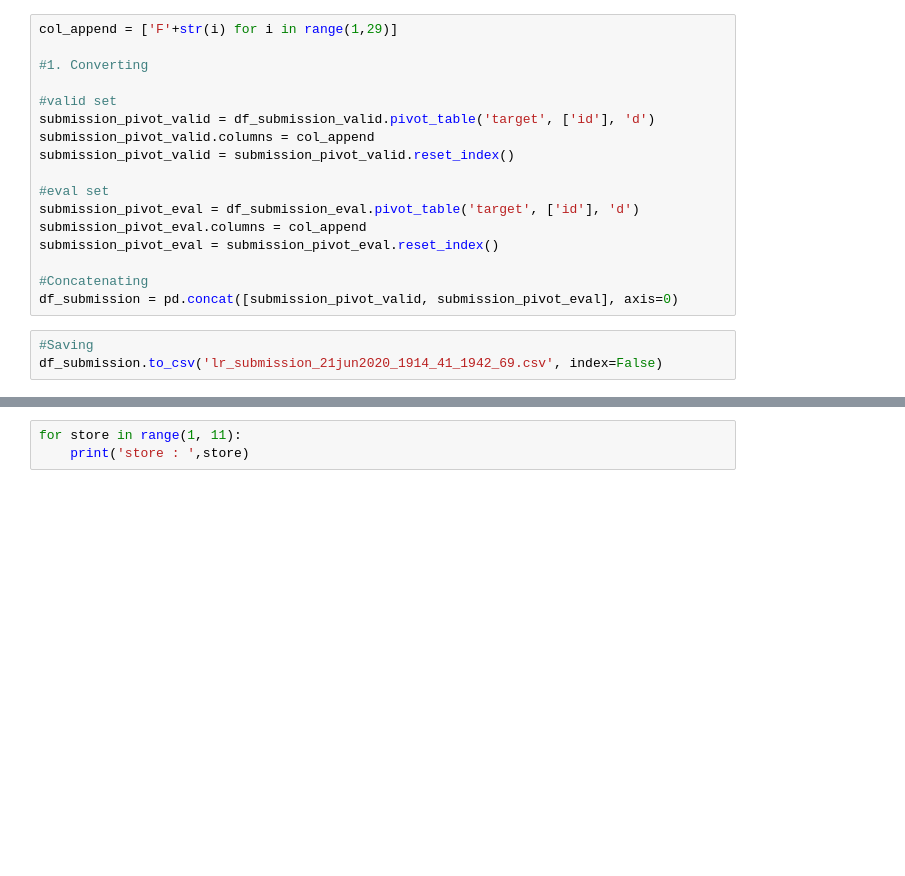
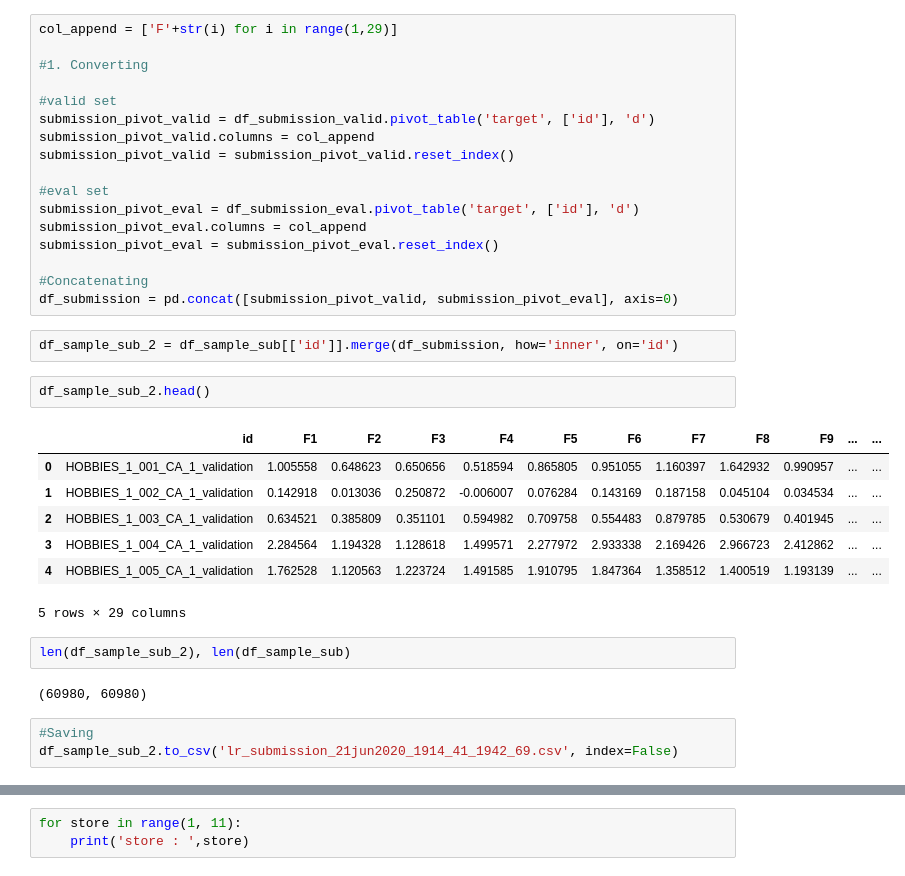
Before and after one commit to rfhussain/m5_kaggle, a Jupyter notebook: eda/21jun2020.ipynb, the cells around one changed output, grey strips where cells are left out. Drawn from its saved outputs; the diff is of its cells as text; blank space fills up the shorter version.

Commit message:
first submission in notebook

```diff
--- a/eda/21jun2020.ipynb
+++ b/eda/21jun2020.ipynb
@@ -1090,8 +1112,24 @@ submission_pivot_eval = submission_pivot_eval.reset_index()
 
 #Concatenating
 df_submission = pd.concat([submission_pivot_valid, submission_pivot_eval], axis=0)
+# %%
+df_sample_sub_2 = df_sample_sub[['id']].merge(df_submission, how='inner', on='id')
+# %%
+df_sample_sub_2.head()
+# %% [output]
+|  | id | F1 | F2 | F3 | F4 | F5 | F6 | F7 | F8 | F9 | ... | ... |
+| 0 | HOBBIES_1_001_CA_1_validation | 1.005558 | 0.648623 | 0.650656 | 0.518594 | 0.865805 | 0.951055 | 1.160397 | 1.642932 | 0.990957 | ... | ... |
+| 1 | HOBBIES_1_002_CA_1_validation | 0.142918 | 0.013036 | 0.250872 | -0.006007 | 0.076284 | 0.143169 | 0.187158 | 0.045104 | 0.034534 | ... | ... |
+| 2 | HOBBIES_1_003_CA_1_validation | 0.634521 | 0.385809 | 0.351101 | 0.594982 | 0.709758 | 0.554483 | 0.879785 | 0.530679 | 0.401945 | ... | ... |
+| 3 | HOBBIES_1_004_CA_1_validation | 2.284564 | 1.194328 | 1.128618 | 1.499571 | 2.277972 | 2.933338 | 2.169426 | 2.966723 | 2.412862 | ... | ... |
+| 4 | HOBBIES_1_005_CA_1_validation | 1.762528 | 1.120563 | 1.223724 | 1.491585 | 1.910795 | 1.847364 | 1.358512 | 1.400519 | 1.193139 | ... | ... |
+5 rows × 29 columns
+# %%
+len(df_sample_sub_2), len(df_sample_sub)
+# %% [output]
+(60980, 60980)
 # %%
 #Saving
-df_submission.to_csv('lr_submission_21jun2020_1914_41_1942_69.csv', index=False)
+df_sample_sub_2.to_csv('lr_submission_21jun2020_1914_41_1942_69.csv', index=False)
 # %%
 df_submission.id.nunique()
```
Also changed, not shown: parts of 16 cells of this notebook.
